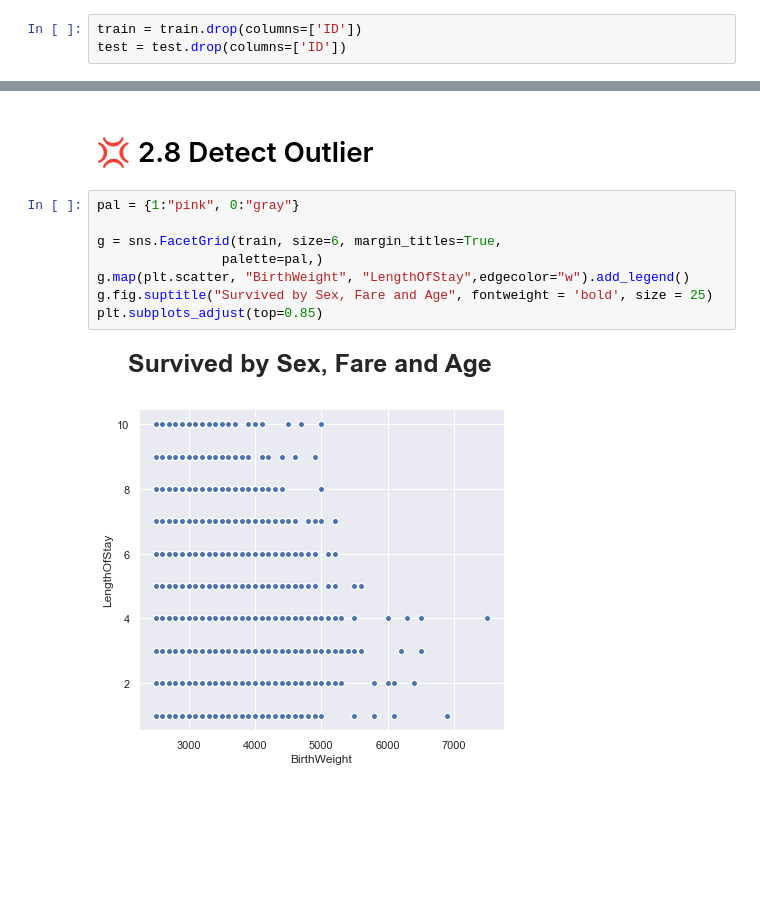
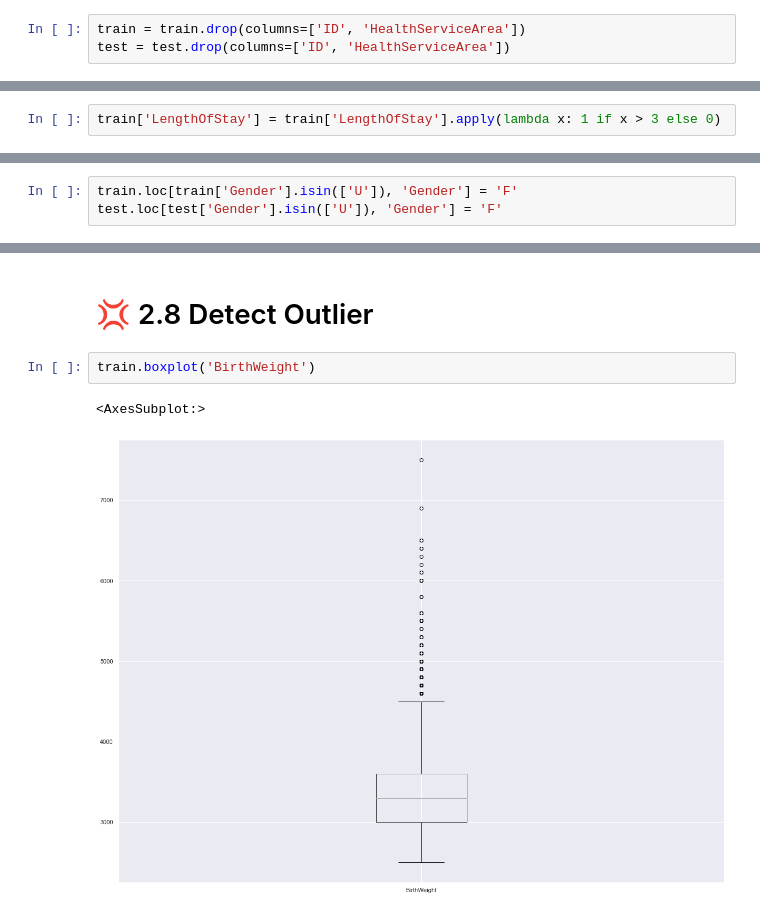
Before and after one commit to ChauHuynh1/DataScience, a Jupyter notebook: Hospital/HospitalProblem.ipynb, the cells around one changed output, grey strips where cells are left out. Saved outputs shown, nothing was run; the diff lists cells and outputs as text; blank space fills up the shorter version.

```diff
--- a/Hospital/HospitalProblem.ipynb
+++ b/Hospital/HospitalProblem.ipynb
@@ -336,3 +346,3 @@ In order to avoid data leakage, I desire to drop column `ID`.
 # %%
-train = train.drop(columns=['ID'])
-test = test.drop(columns=['ID'])
+train = train.drop(columns=['ID', 'HealthServiceArea'])
+test = test.drop(columns=['ID', 'HealthServiceArea'])
@@ -338,0 +354,2 @@ test = test.drop(columns=['ID'])
+# %%
+train['LengthOfStay'] = train['LengthOfStay'].apply(lambda x: 1 if x > 3 else 0)
@@ -339,3 +361,6 @@ test = test.drop(columns=['ID'])
+# %%
+train.loc[train['Gender'].isin(['U']), 'Gender'] = 'F'
+test.loc[test['Gender'].isin(['U']), 'Gender'] = 'F'
 # %% [markdown]
 <a id="2.3"></a>
 # 🔍 2.3 Check missing values:
@@ -538,12 +563,7 @@ plt.rcParams['figure.figsize'] = [20, 15]
 <a id="2.8"></a>
 # 💢 2.8 Detect Outlier
 # %%
-pal = {1:"pink", 0:"gray"}
-
-g = sns.FacetGrid(train, size=6, margin_titles=True,
-                palette=pal,)
-g.map(plt.scatter, "BirthWeight", "LengthOfStay",edgecolor="w").add_legend()
-g.fig.suptitle("Survived by Sex, Fare and Age", fontweight = 'bold', size = 25)
-plt.subplots_adjust(top=0.85)
+train.boxplot('BirthWeight')
 # %% [output]
+<AxesSubplot:>
-[figure, old version]
+[figure, new version]
```
Also changed, not shown: parts of 26 cells of this notebook, 3 other files.
